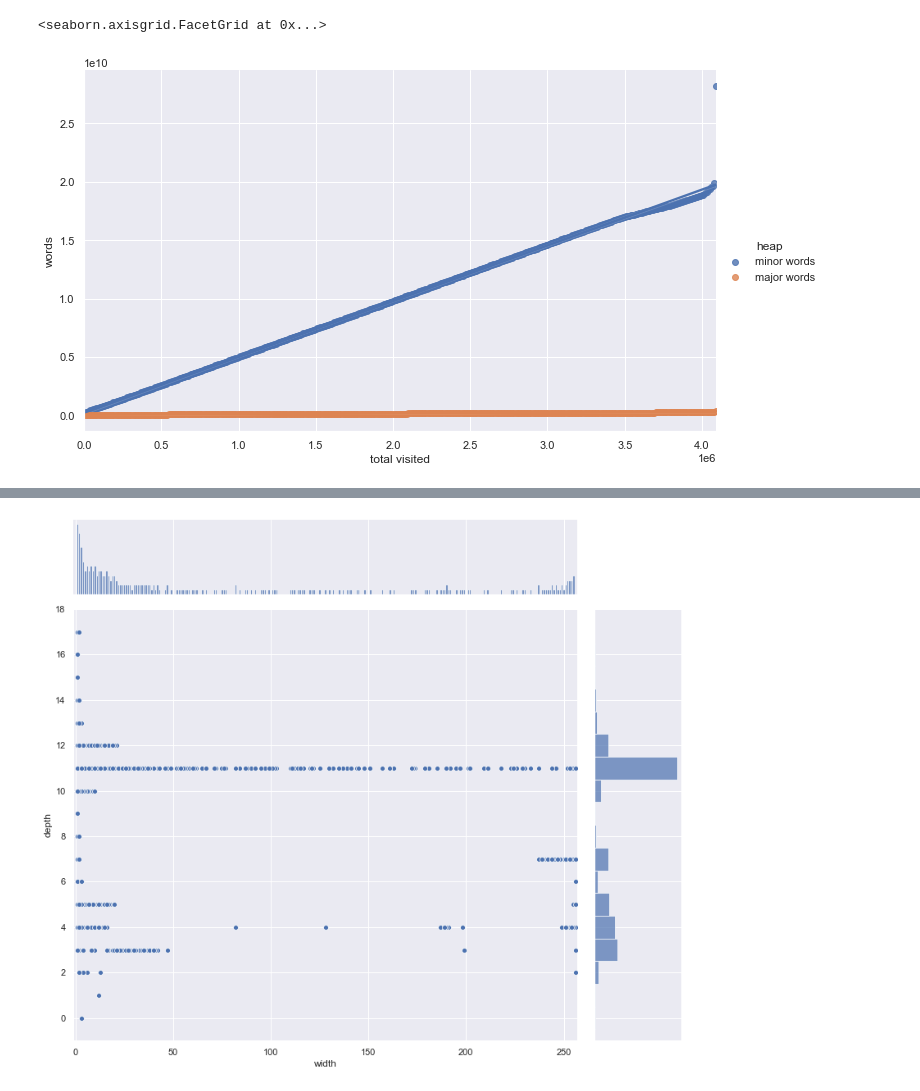
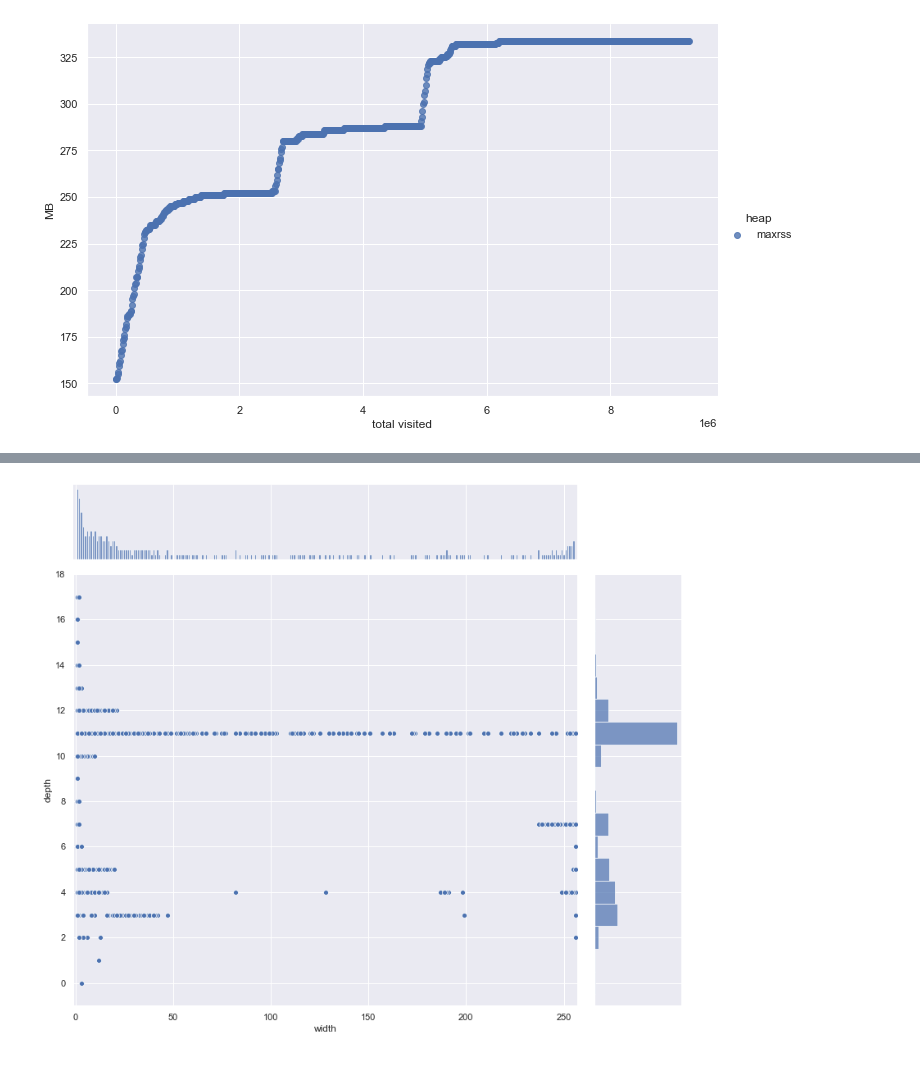
Before and after one commit to craigfe/irmin-tree-serialisation, a Jupyter notebook: notebooks/context_dump_benchmarking.ipynb, the cells around one changed output, grey strips where cells are left out. Cells and saved outputs as stored; diff of their text form; code cells hidden in the pictures.

```diff
--- a/notebooks/context_dump_benchmarking.ipynb
+++ b/notebooks/context_dump_benchmarking.ipynb
@@ -5,19 +5,39 @@ import seaborn as sns
 import numpy as np
 sns.set(color_codes=True)
 
-run = '5483101561769964446'     # Latest run ID
+run = '1776333613540897207'     # Latest run ID
 show_events = False             # Whether or not to show events as red lines
 aspect = (1 + 5 ** 0.5) / 2     # Aspect ratio of graphs
 
 statsDir = '/tmp/stats-' + run
 
+
 heapData = pd.read_csv(statsDir + '/heap', index_col=False)
+heapData = heapData.drop('minor (unpromoted)', axis=1).drop('major', axis=1)
+
+
 eventsData = pd.read_csv(statsDir + '/events', index_col=False)
 # %%
 # Plot by 'total visited'
 
-data = heapData.drop('sys time', axis=1).melt('total visited', var_name = 'heap', value_name='words')
-sns.lmplot(height = 6, aspect = aspect, x='total visited', y='words', hue='heap', data=data)
+def plot(ylabel, data):
+    data = data.drop('sys time', axis=1).melt('total visited', var_name = 'heap', value_name='MB')
+
+    fgrid = sns.lmplot(
+        height = 6,
+        aspect = aspect,
+        x='total visited',
+        y='MB',
+        hue='heap',
+        fit_reg=False,
+        data=data
+    )
+
+    ax = fgrid.axes[0][0]
+    # ax.set_yscale('log')
+    ax.set_ylabel(ylabel)
+
+
+plot('MB',heapData)
 # %% [output]
-<seaborn.axisgrid.FacetGrid at 0x...>
-[figure, old version]
+[figure, new version]
```
Also changed, not shown: parts of 1 cell of this notebook, 7 other files.
